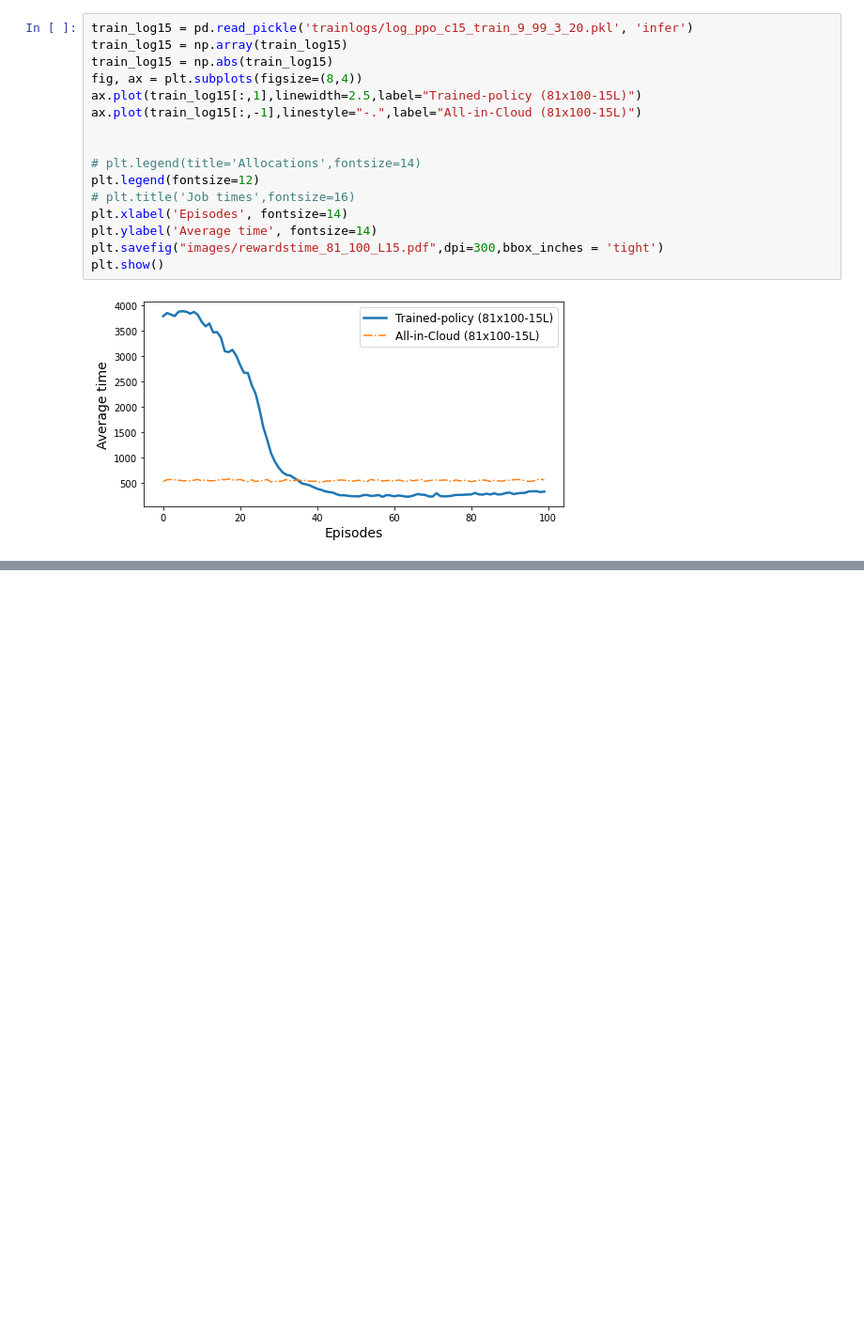
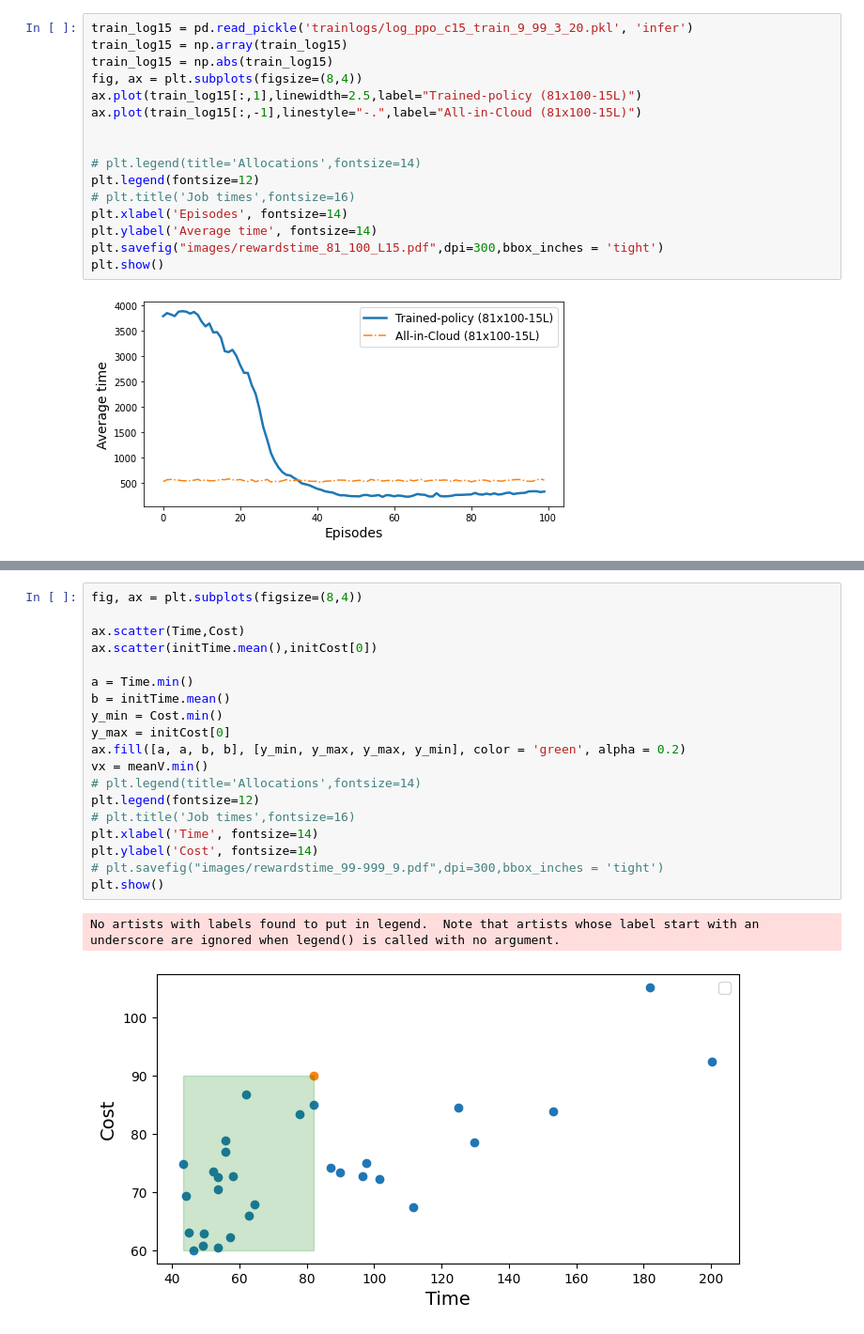
Before and after one commit to acsicuib/DRL-AC-Allocation, a Jupyter notebook: notebook_plot_log_alloc.ipynb, the cells around one changed output, grey strips where cells are left out. Shown at 94% size. Cells and saved outputs as stored; diff of their text form; blank space fills up the shorter version.

```diff
--- a/notebook_plot_log_alloc.ipynb
+++ b/notebook_plot_log_alloc.ipynb
@@ -355,0 +478,22 @@ plt.show()
+# %%
+fig, ax = plt.subplots(figsize=(8,4))
+
+ax.scatter(Time,Cost)
+ax.scatter(initTime.mean(),initCost[0])
+
+a = Time.min()
+b = initTime.mean()
+y_min = Cost.min()
+y_max = initCost[0]
+ax.fill([a, a, b, b], [y_min, y_max, y_max, y_min], color = 'green', alpha = 0.2)
+vx = meanV.min()
+# plt.legend(title='Allocations',fontsize=14)
+plt.legend(fontsize=12)
+# plt.title('Job times',fontsize=16)
+plt.xlabel('Time', fontsize=14)
+plt.ylabel('Cost', fontsize=14)
+# plt.savefig("images/rewardstime_99-999_9.pdf",dpi=300,bbox_inches = 'tight')
+plt.show()
+# %% [output]
+No artists with labels found to put in legend.  Note that artists whose label start with an underscore are ignored when legend() is called with no argument.
+[figure, added]
```
Also changed, not shown: parts of 24 cells of this notebook, 20 other files.
